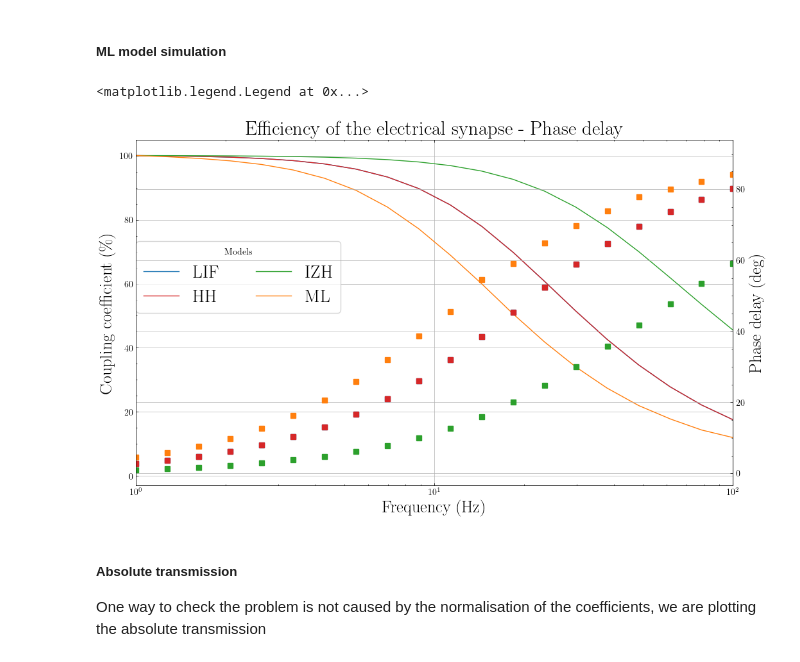
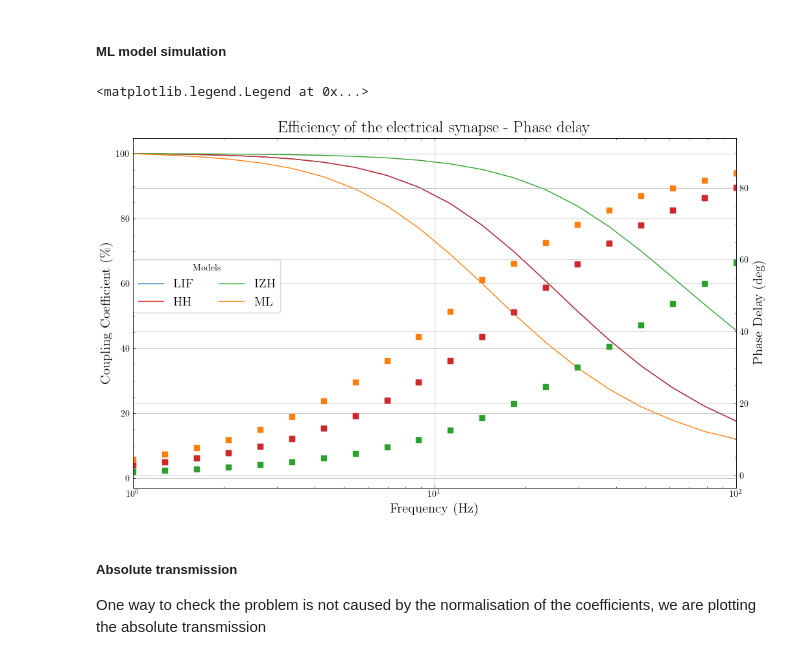
Before and after one commit to Sir-Bip-Bop/Gap-Junction-Coupling-Studies, a Jupyter notebook: NeuronPairs/efficiency.ipynb, the cells around one changed output. Saved outputs shown, nothing was run; the diff lists cells and outputs as text; code cells hidden in the pictures.

```diff
--- a/NeuronPairs/efficiency.ipynb
+++ b/NeuronPairs/efficiency.ipynb
@@ -9,8 +9,8 @@ import project
 plt.style.use('science')
 plt.rcParams["figure.figsize"] = (12,7)
 plt.rcParams.update({"axes.grid" : True})
-plt.rcParams.update({"axes.titlesize": 22})
-plt.rcParams.update({"axes.labelsize": 19})
+plt.rcParams.update({"axes.titlesize": 17})
+plt.rcParams.update({"axes.labelsize": 15})
 # %% [markdown]
 ## Let's just do efficiency and fix it
 
@@ -346,30 +346,30 @@ phasesML= phases_test
 # %%
 fig, ax1 = plt.subplots()
 ax2 = ax1.twinx()
 
-ax1.set_title('Efficiency of the electrical synapse - Phase delay')
+ax1.set_title('Efficiency of the electrical synapse - Phase delay', fontsize = 18)
 ax1.set_xscale('log')
 
 ax1.set_xlabel('Frequency (Hz)')
-ax1.set_ylabel('Coupling coefficient (\%)')
+ax1.set_ylabel('Coupling Coefficient (\%)')
 ax1.set_xlim(1,100)
 
-ax2.set_ylabel('Phase delay (deg)')
+ax2.set_ylabel('Phase Delay (deg)')
 
 ax2.plot(fIF,phasesIF, 's', color = 'tab:blue')
 ax2.plot(fHH,phasesHH, 's', color = 'tab:red')
 ax2.plot(fISH,phasesISH, 's', color = 'tab:green')
 ax2.plot(fML,phasesML, 's', color = 'tab:orange')
 
 ax1.plot(fIF,coefIF, color = 'tab:blue',label = 'LIF')
 ax1.plot(fHH,coefHH, color = 'tab:red',label= 'HH')
 ax1.plot(fISH, coefISH,color = 'tab:green', label = 'IZH')
 ax1.plot(fML,coefML, color = 'tab:orange', label = 'ML')
 
-ax1.legend(title='Models',ncols=2, loc = (0.0,0.5),frameon=True, fontsize = 20)
+ax1.legend(title='Models',ncols=2, loc = (0.0,0.5),frameon=True, fontsize = 14)
 # %% [output]
 <matplotlib.legend.Legend at 0x...>
-[figure, old version]
+[figure, new version]
 # %% [markdown]
 ##### Absolute transmission
 
```
Also changed, not shown: 9 other files.
